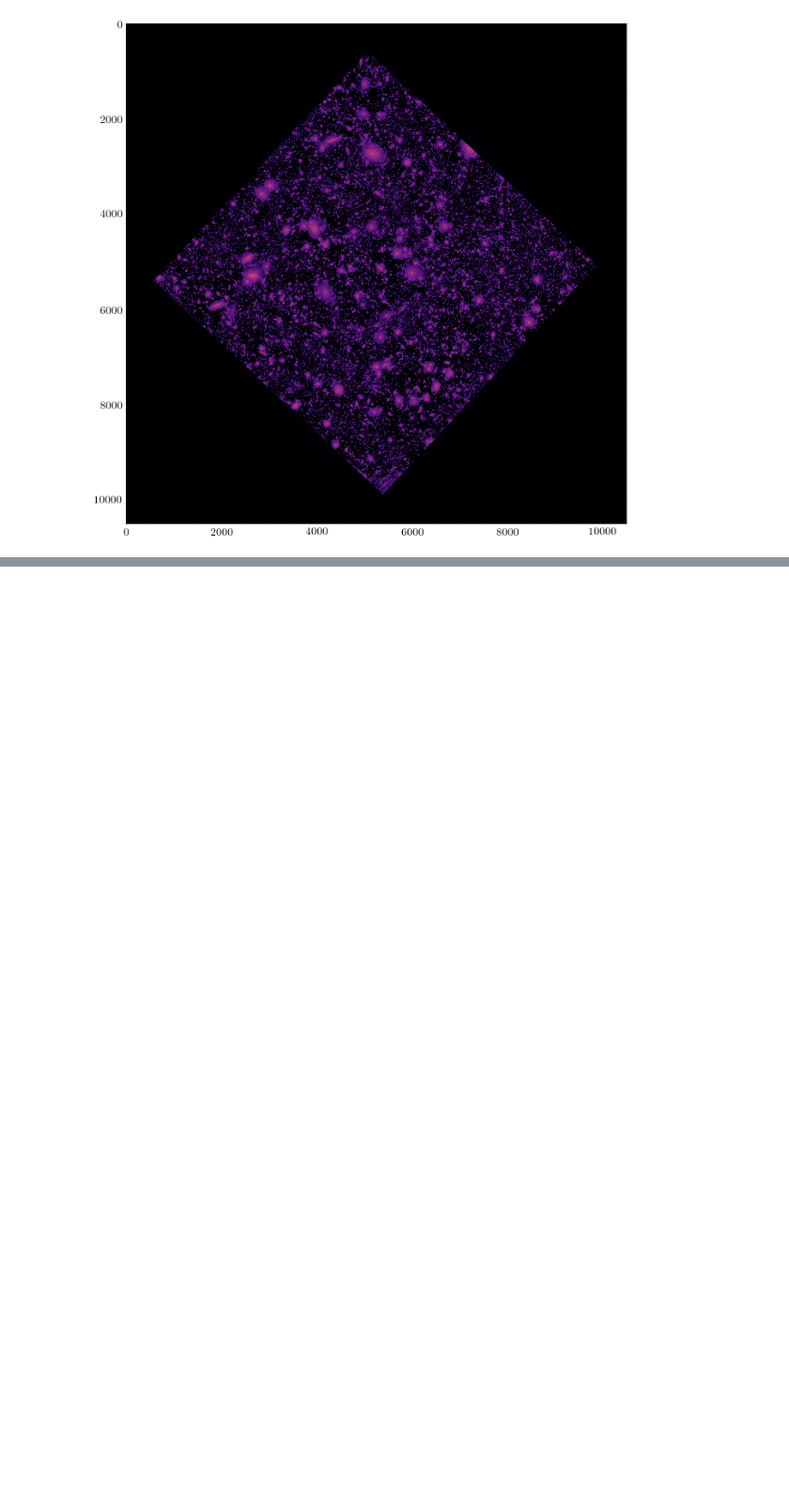
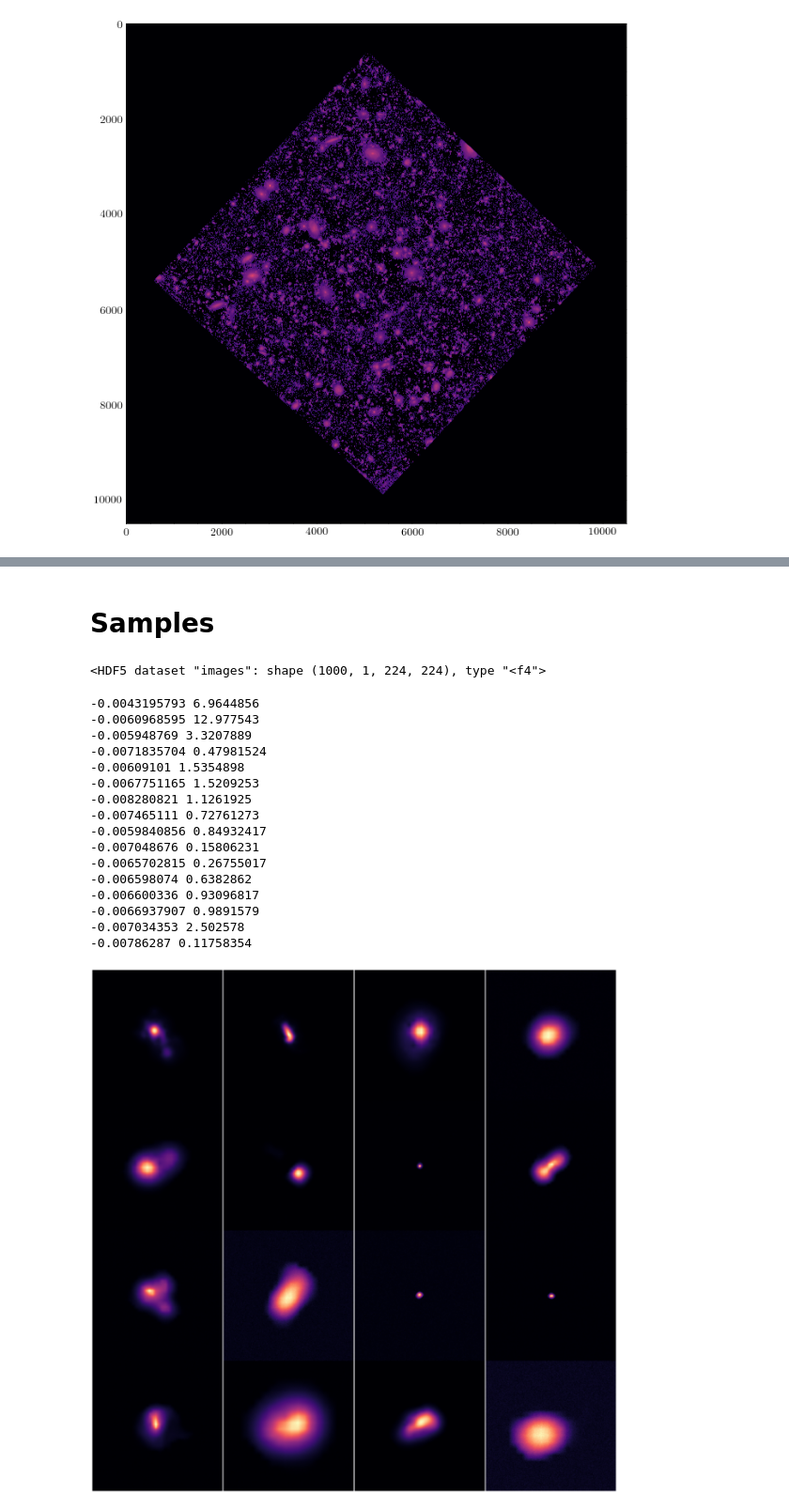
Before and after one commit to AlexandreAdam/hst_diffusion_project, a Jupyter notebook: data_visualization.ipynb, the cells around one changed output, grey strips where cells are left out. Shown at 94% size. Saved outputs shown, nothing was run; the diff lists cells and outputs as text; code cells hidden in the pictures; blank space fills up the shorter version.

```diff
--- a/data_visualization.ipynb
+++ b/data_visualization.ipynb
@@ -206,0 +216,40 @@ plt.annotate(r"Dark sky $\sigma$ = %.2e $e^{-}/s$" % sigma, xy=(0.3, 0.5), xycoo
+# %% [markdown]
+# Samples
+# %%
+files = glob.glob("samples/*.h5")
+hf = h5py.File(files[0], "r")
+hf["images"]
+# %% [output]
+<HDF5 dataset "images": shape (1000, 1, 224, 224), type "<f4">
+# %%
+B = 16
+band = 0
+k = np.random.randint(len(hf["images"]) - B)
+
+fig, axs = plt.subplots(4, 4, figsize=(16, 16))
+for i in range(4):
+    for j in range(4):
+        ki = i * 4 + j
+        img = hf["images"][k+ki, band]
+        print(img.min(), img.max())
+        axs[i, j].imshow(img, cmap="magma")
+        axs[i, j].axis("off")
+plt.subplots_adjust(hspace=0, wspace=0)
+# %% [output]
+-0.0043195793 6.9644856
+-0.0060968595 12.977543
+-0.005948769 3.3207889
+-0.0071835704 0.47981524
+-0.00609101 1.5354898
+-0.0067751165 1.5209253
+-0.008280821 1.1261925
+-0.007465111 0.72761273
+-0.0059840856 0.84932417
+-0.007048676 0.15806231
+-0.0065702815 0.26755017
+-0.006598074 0.6382862
+-0.006600336 0.93096817
+-0.0066937907 0.9891579
+-0.007034353 2.502578
+-0.00786287 0.11758354
+[figure, added]
```
Also changed, not shown: parts of 6 cells of this notebook, 1 other file.
